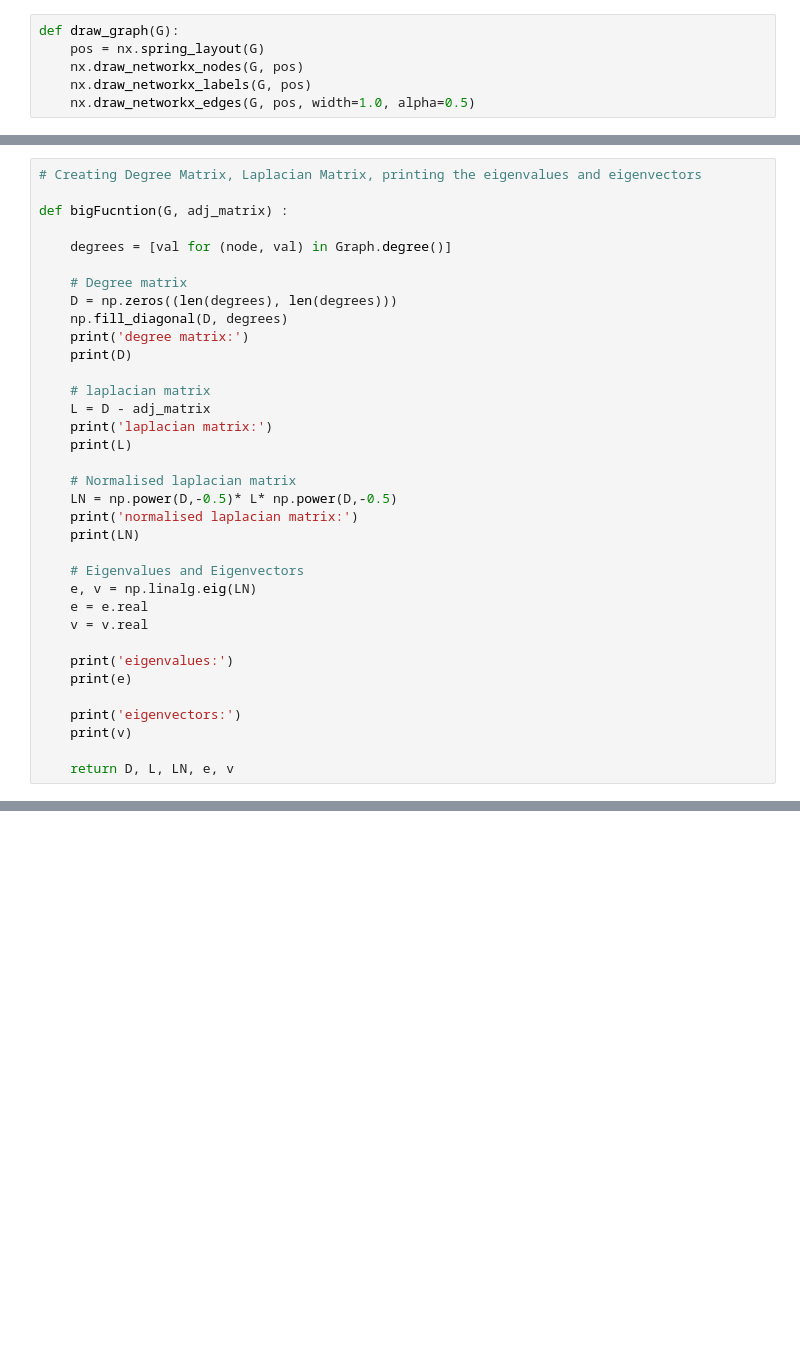
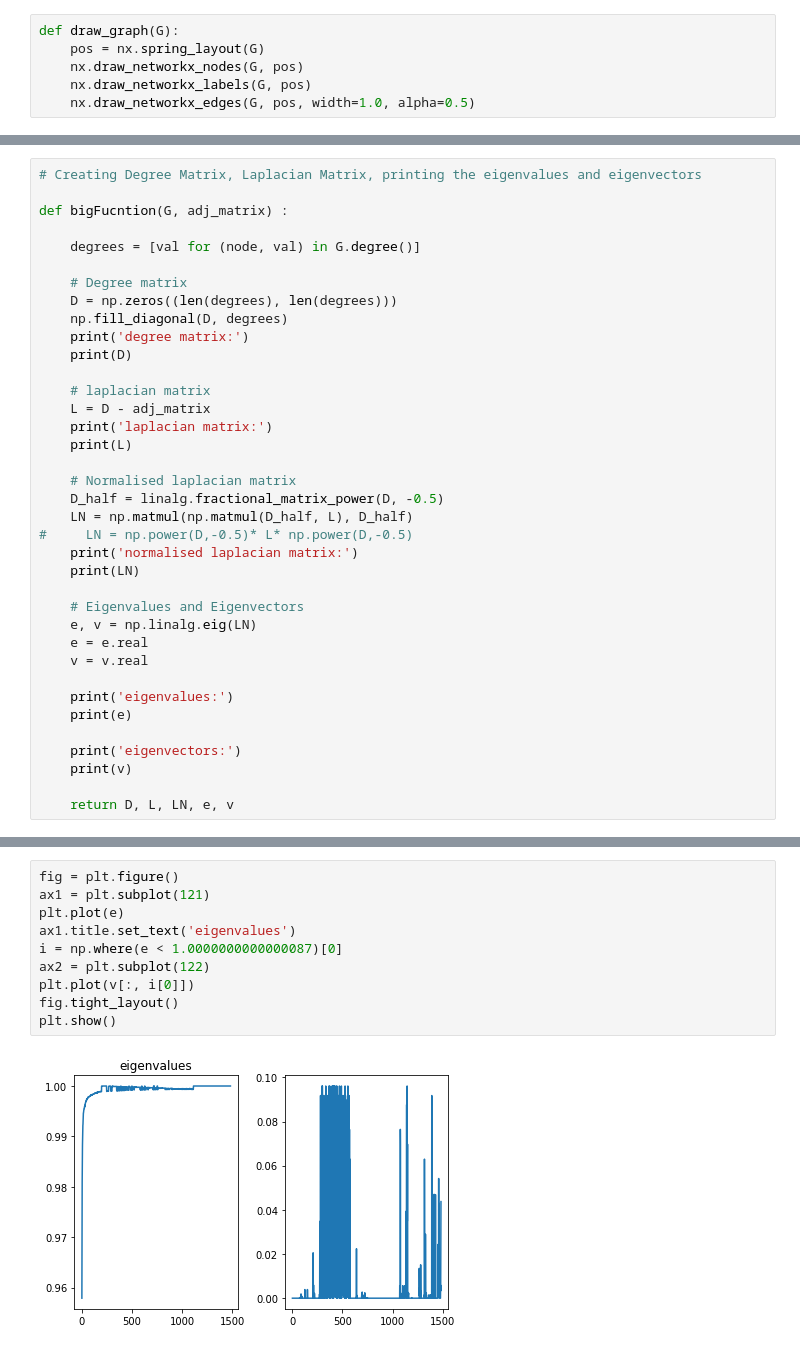
Before and after one commit to evelina03/spectral_clustering, a Jupyter notebook: Dataset_2/Shi And Malik Algorithm.ipynb, the cells around one changed output, grey strips where cells are left out. Cells and saved outputs as stored; diff of their text form; blank space fills up the shorter version.

```diff
--- a/Dataset_2/Shi And Malik Algorithm.ipynb
+++ b/Dataset_2/Shi And Malik Algorithm.ipynb
@@ -94,7 +97,7 @@ draw_graph(Graph)
 
 def bigFucntion(G, adj_matrix) :
 
-    degrees = [val for (node, val) in Graph.degree()]
+    degrees = [val for (node, val) in G.degree()]
 
     # Degree matrix
     D = np.zeros((len(degrees), len(degrees)))
@@ -108,7 +111,9 @@ def bigFucntion(G, adj_matrix) :
     print(L)
 
     # Normalised laplacian matrix
-    LN = np.power(D,-0.5)* L* np.power(D,-0.5)
+    D_half = linalg.fractional_matrix_power(D, -0.5)
+    LN = np.matmul(np.matmul(D_half, L), D_half)
+#     LN = np.power(D,-0.5)* L* np.power(D,-0.5)
     print('normalised laplacian matrix:')
     print(LN)
 
@@ -155,0 +152,12 @@ LinAlgError: Array must not contain infs or NaNs
+# %%
+fig = plt.figure()
+ax1 = plt.subplot(121)
+plt.plot(e)
+ax1.title.set_text('eigenvalues')
+i = np.where(e < 1.0000000000000087)[0]
+ax2 = plt.subplot(122)
+plt.plot(v[:, i[0]])
+fig.tight_layout()
+plt.show()
+# %% [output]
+[figure, added]
```
Also changed, not shown: parts of 7 cells of this notebook.
